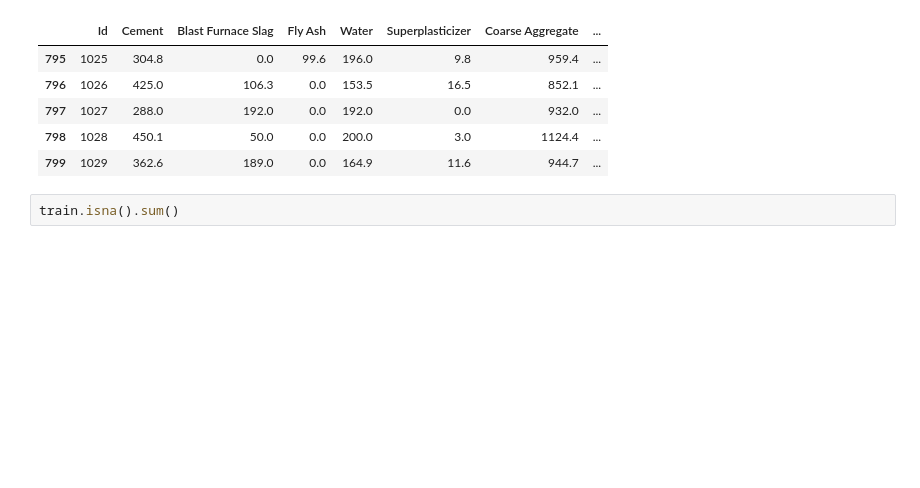
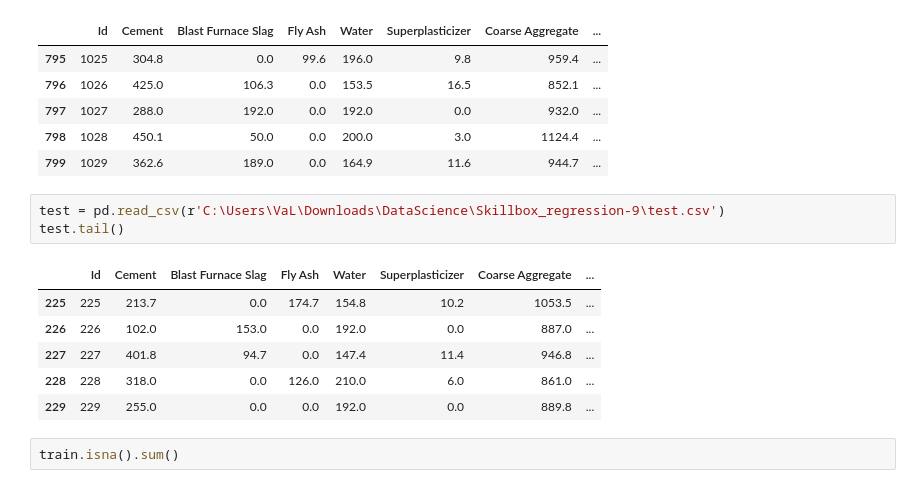
Before and after one commit to InfinityVaL/Machine_Learning, a Jupyter notebook: Skillbox_regression-9.ipynb, the cells around one changed output. Drawn from its saved outputs; the diff is of its cells as text; blank space fills up the shorter version.

```diff
--- a/Skillbox_regression-9.ipynb
+++ b/Skillbox_regression-9.ipynb
@@ -21,6 +21,16 @@ train.tail()
 | 797 | 1027 | 288.0 | 192.0 | 0.0 | 192.0 | 0.0 | 932.0 | ... |
 | 798 | 1028 | 450.1 | 50.0 | 0.0 | 200.0 | 3.0 | 1124.4 | ... |
 | 799 | 1029 | 362.6 | 189.0 | 0.0 | 164.9 | 11.6 | 944.7 | ... |
+# %%
+test = pd.read_csv(r'C:\Users\VaL\Downloads\DataScience\Skillbox_regression-9\test.csv')
+test.tail()
+# %% [output]
+|  | Id | Cement | Blast Furnace Slag | Fly Ash | Water | Superplasticizer | Coarse Aggregate | ... |
+| 225 | 225 | 213.7 | 0.0 | 174.7 | 154.8 | 10.2 | 1053.5 | ... |
+| 226 | 226 | 102.0 | 153.0 | 0.0 | 192.0 | 0.0 | 887.0 | ... |
+| 227 | 227 | 401.8 | 94.7 | 0.0 | 147.4 | 11.4 | 946.8 | ... |
+| 228 | 228 | 318.0 | 0.0 | 126.0 | 210.0 | 6.0 | 861.0 | ... |
+| 229 | 229 | 255.0 | 0.0 | 0.0 | 192.0 | 0.0 | 889.8 | ... |
 # %%
 train.isna().sum()
 # %% [output]
```
Also changed, not shown: parts of 9 cells of this notebook.
